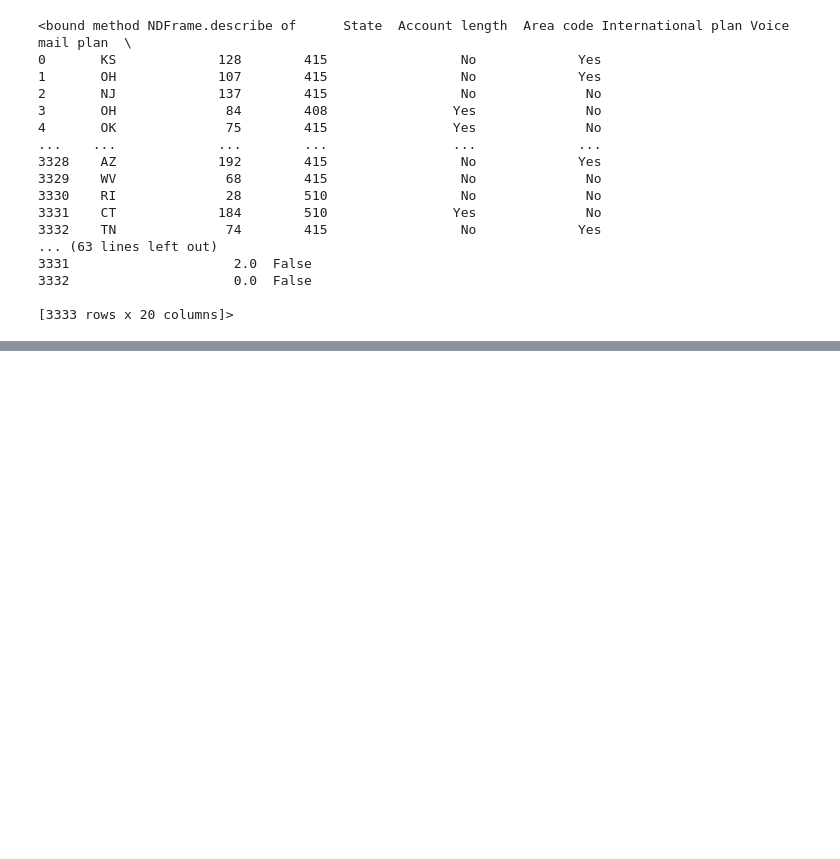
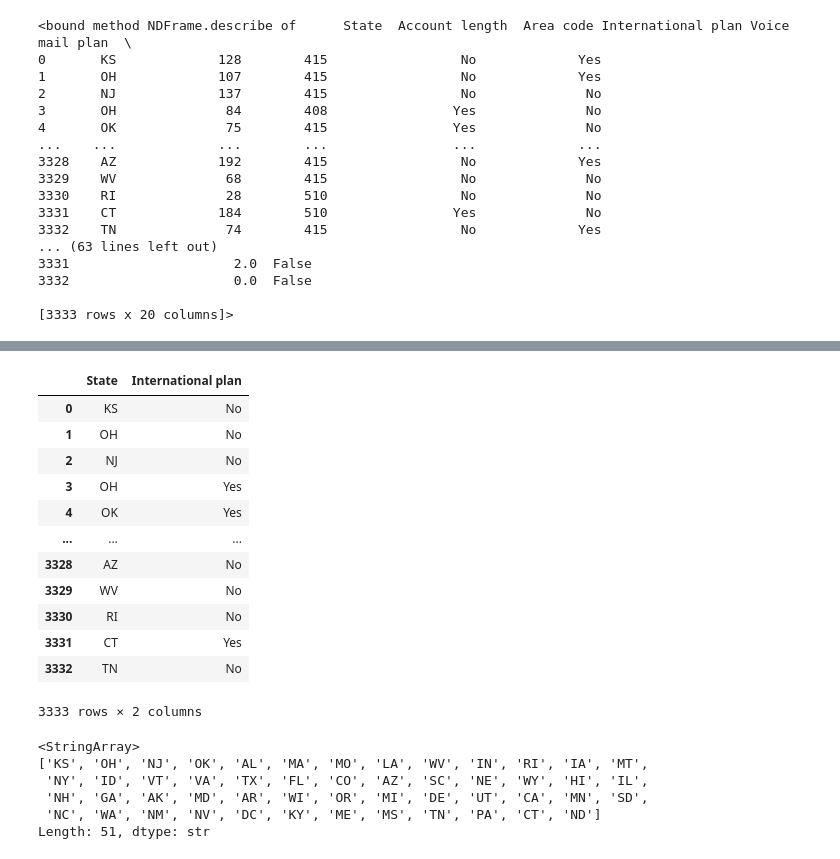
Before and after one commit to zeerob440/sdev220_zRoberts, a Jupyter notebook: mod7/pandas_lab.ipynb, the cells around one changed output, grey strips where cells are left out. Cells and saved outputs as stored; diff of their text form; code cells hidden in the pictures; blank space fills up the shorter version.

```diff
--- a/mod7/pandas_lab.ipynb
+++ b/mod7/pandas_lab.ipynb
@@ -103,0 +131,25 @@ df.describe
+# %%
+df[['State', 'International plan']]
+# %% [output]
+|  | State | International plan |
+| 0 | KS | No |
+| 1 | OH | No |
+| 2 | NJ | No |
+| 3 | OH | Yes |
+| 4 | OK | Yes |
+| ... | ... | ... |
+| 3328 | AZ | No |
+| 3329 | WV | No |
+| 3330 | RI | No |
+| 3331 | CT | Yes |
+| 3332 | TN | No |
+3333 rows × 2 columns
+# %%
+df.State.unique()
+# %% [output]
+<StringArray>
+['KS', 'OH', 'NJ', 'OK', 'AL', 'MA', 'MO', 'LA', 'WV', 'IN', 'RI', 'IA', 'MT',
+ 'NY', 'ID', 'VT', 'VA', 'TX', 'FL', 'CO', 'AZ', 'SC', 'NE', 'WY', 'HI', 'IL',
+ 'NH', 'GA', 'AK', 'MD', 'AR', 'WI', 'OR', 'MI', 'DE', 'UT', 'CA', 'MN', 'SD',
+ 'NC', 'WA', 'NM', 'NV', 'DC', 'KY', 'ME', 'MS', 'TN', 'PA', 'CT', 'ND']
+Length: 51, dtype: str
```
Also changed, not shown: parts of 6 cells of this notebook.
